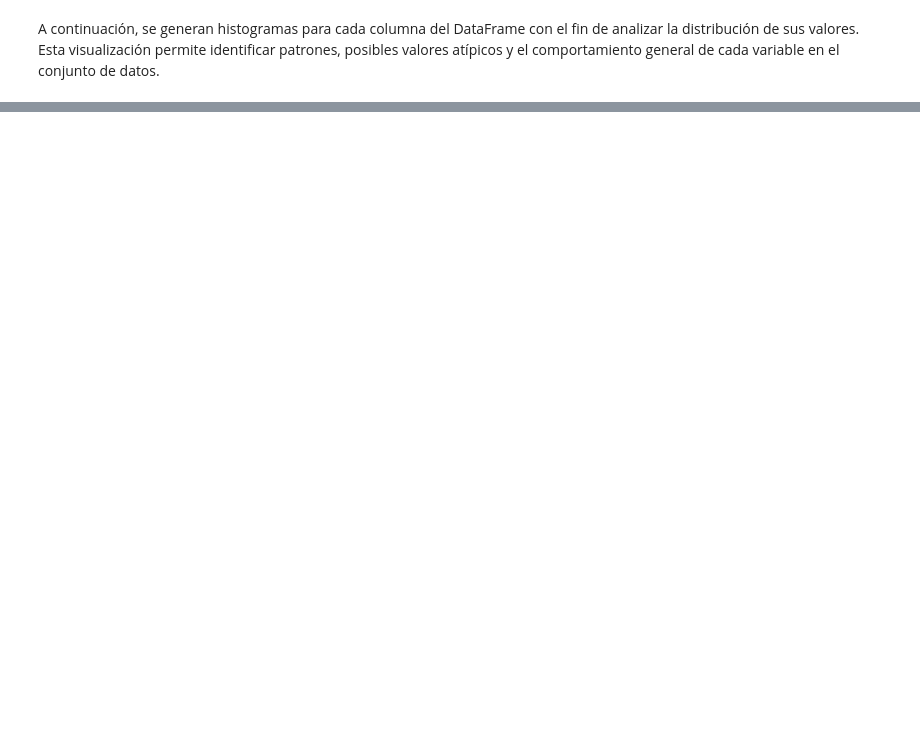
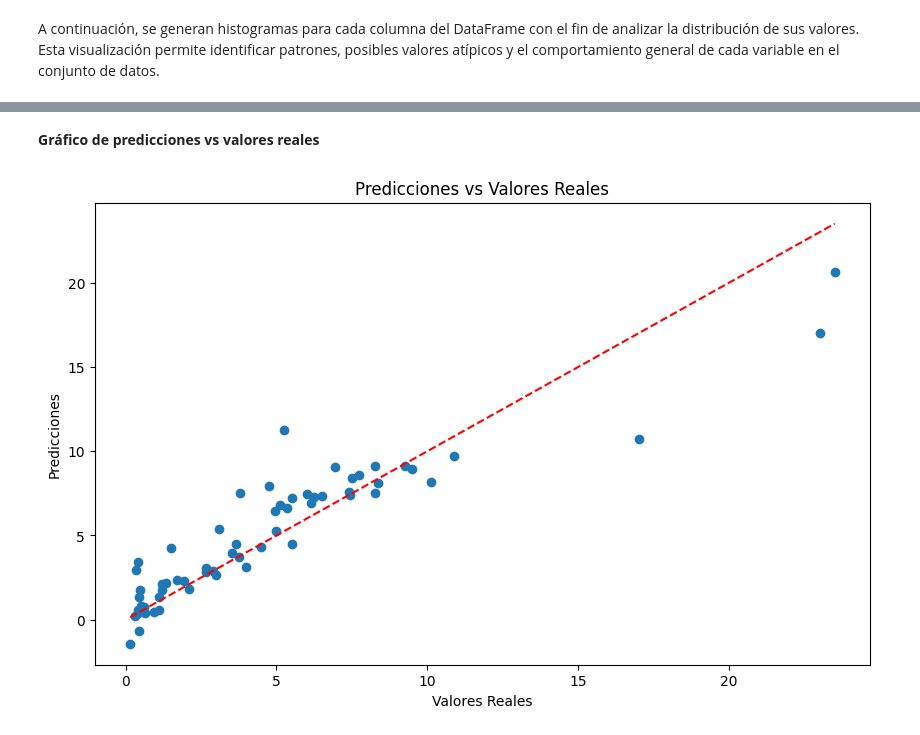
Before and after one commit to jadceron/taller3, a Jupyter notebook: Tarea3_Regresion_Lineal_vehicle_dataset.ipynb, the cells around one changed output, grey strips where cells are left out. Cells and saved outputs as stored; diff of their text form; code cells hidden in the pictures; blank space fills up the shorter version.

```diff
--- a/Tarea3_Regresion_Lineal_vehicle_dataset.ipynb
+++ b/Tarea3_Regresion_Lineal_vehicle_dataset.ipynb
@@ -144,0 +287,3 @@ df2
+# %%
+selector = SelectKBest(score_func=f_regression, k='all')
+selector.fit(X_train, y_train)
@@ -194,0 +329,6 @@ plt.show()
+# %%
+## creación del modelo de Regresión Lineal
+linear_model = LinearRegression()
+# %%
+
+linear_model.fit(X_train, y_train)
@@ -194,0 +426,2 @@ plt.show()
+# %%
+y_pred = linear_model.predict(X_test)
@@ -194,0 +458,12 @@ plt.show()
+# %% [markdown]
+**Gráfico de predicciones vs valores reales**
+# %%
+plt.figure(figsize=(10, 6))
+plt.scatter(y_test, y_pred)
+plt.plot([min(y_test), max(y_test)], [min(y_test), max(y_test)], color='red', linestyle='--')
+plt.title("Predicciones vs Valores Reales")
+plt.xlabel("Valores Reales")
+plt.ylabel("Predicciones")
+plt.show()
+# %% [output]
+[figure, added]
```
Also changed, not shown: parts of 53 cells of this notebook.
